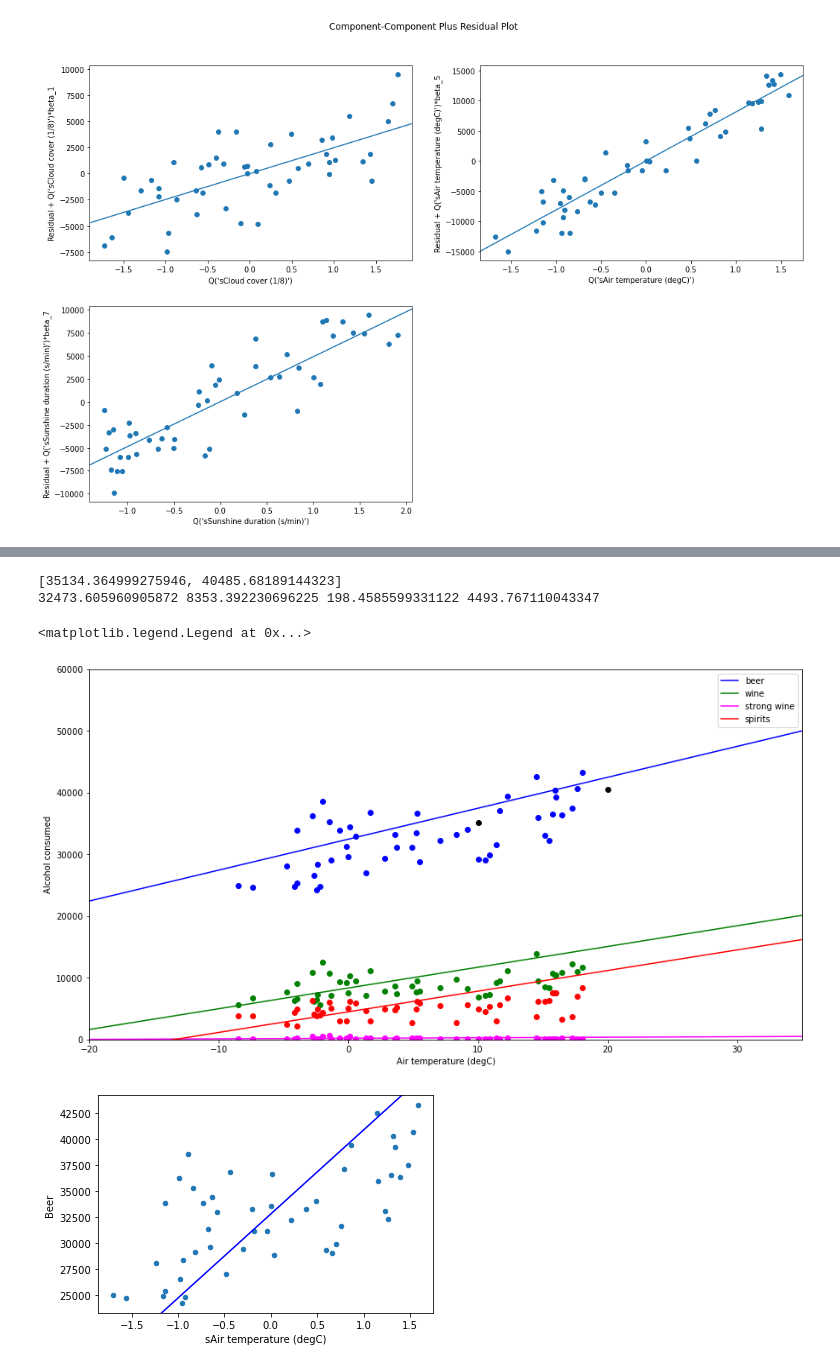
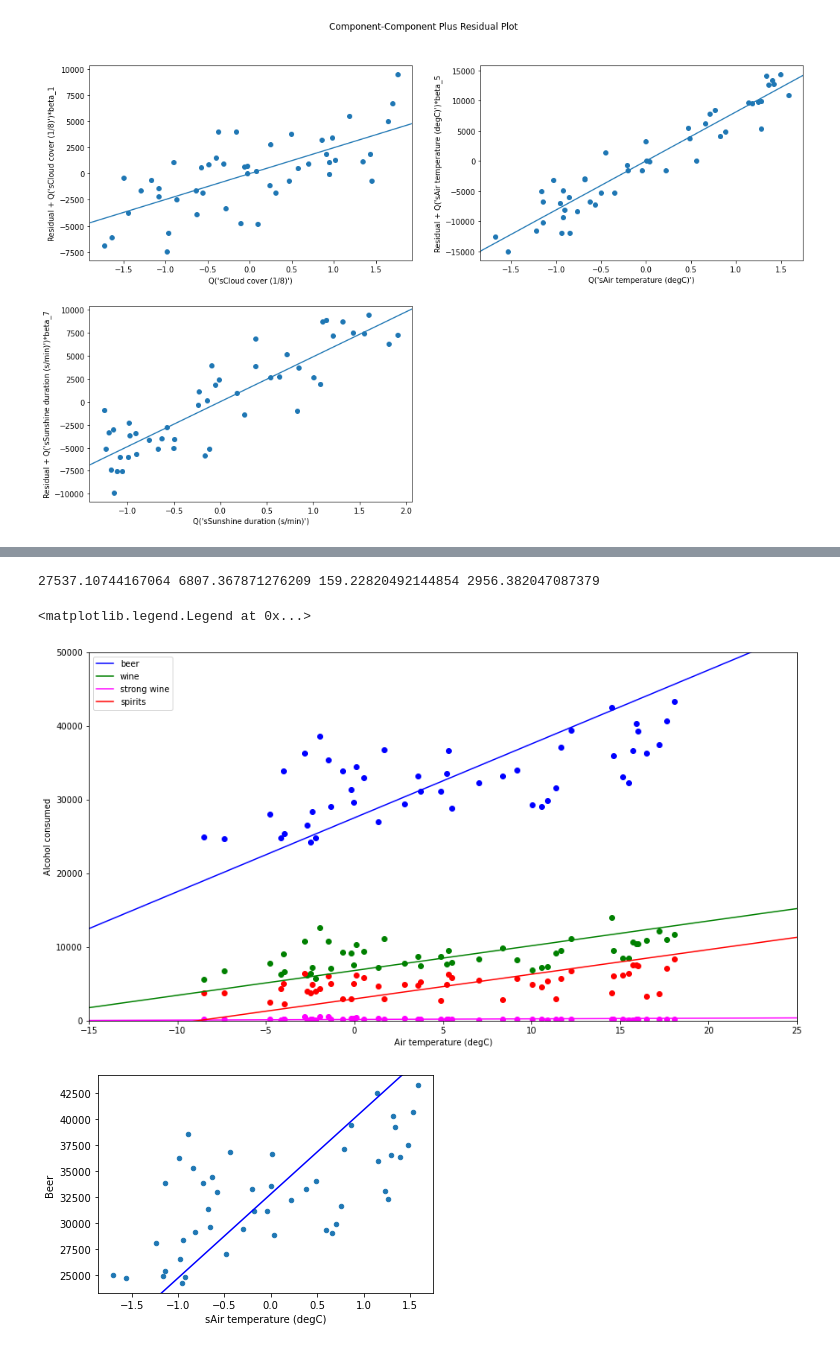
Before and after one commit to DataScience-MiniProjects/IDS-MiniProject, a Jupyter notebook: project-notebook.ipynb, the cells around one changed output, grey strips where cells are left out. Saved outputs shown, nothing was run; the diff lists cells and outputs as text; code cells hidden in the pictures.

```diff
--- a/project-notebook.ipynb
+++ b/project-notebook.ipynb
@@ -709,11 +700,11 @@ spirits_slope = spirits_p["Q('sAir temperature (degC)')"] / distribution_total.i
 total_slope = total_p["Q('sAir temperature (degC)')"] / distribution_total.iloc[4]["std"]
 
 # overallcoef - coef * (mean / std)
-beer_int = beer_p.Intercept - beer_slope * (distribution_total.iloc[4]["mean"] / distribution_total.iloc[4]["std"])
-wine_int = wine_p.Intercept - wine_slope * (distribution_total.iloc[4]["mean"] / distribution_total.iloc[4]["std"])
-s_wine_int = s_wine_p.Intercept - s_wine_slope * (distribution_total.iloc[4]["mean"] / distribution_total.iloc[4]["std"])
-spirits_int = spirits_p.Intercept - spirits_slope * (distribution_total.iloc[4]["mean"] / distribution_total.iloc[4]["std"])
-total_int = total_p.Intercept - total_slope * (distribution_total.iloc[4]["mean"] / distribution_total.iloc[4]["std"])
+beer_int = beer_p.Intercept - beer_slope * distribution_total.iloc[4]["mean"]
+wine_int = wine_p.Intercept - wine_slope * distribution_total.iloc[4]["mean"]
+s_wine_int = s_wine_p.Intercept - s_wine_slope * distribution_total.iloc[4]["mean"]
+spirits_int = spirits_p.Intercept - spirits_slope * distribution_total.iloc[4]["mean"]
+total_int = total_p.Intercept - total_slope * distribution_total.iloc[4]["mean"]
 
 plt.figure(figsize=(15,8))
 """ X, y = process_data_for_lr("Total", False)
@@ -726,48 +717,47 @@ plt.ylim([0, 65000]) """
 X, y = process_data_for_lr("Beer", False)
 data = pd.concat([y, X["sAir temperature (degC)"]], axis=1)
 plt.scatter(denormalize(data["sAir temperature (degC)"], True, "Air temperature (degC)"), data["Beer"], color="blue")
-plt.xlim([-20, 35])
-plt.ylim([0, 60000])
+plt.xlim([-15, 25])
+plt.ylim([0, 50000])
 plt.xlabel("Air temperature (degC)")
 plt.ylabel("Alcohol consumed")
 
 X, y = process_data_for_lr("Wine", False)
 data = pd.concat([y, X["sAir temperature (degC)"]], axis=1)
 plt.scatter(denormalize(data["sAir temperature (degC)"], True, "Air temperature (degC)"), data["Wine"], color="green")
-plt.xlim([-20, 35])
-plt.ylim([0, 60000])
+plt.xlim([-15, 25])
+plt.ylim([0, 50000])
 
 X, y = process_data_for_lr("Strong Wine", False)
 data = pd.concat([y, X["sAir temperature (degC)"]], axis=1)
 plt.scatter(denormalize(data["sAir temperature (degC)"], True, "Air temperature (degC)"), data["Strong Wine"], color="magenta")
-plt.xlim([-20, 35])
-plt.ylim([0, 60000])
+plt.xlim([-15, 25])
+plt.ylim([0, 50000])
 
 X, y = process_data_for_lr("Spirits", False)
 data = pd.concat([y, X["sAir temperature (degC)"]], axis=1)
 plt.scatter(denormalize(data["sAir temperature (degC)"], True, "Air temperature (degC)"), data["Spirits"], color="red")
-plt.xlim([-20, 35])
-plt.ylim([0, 60000])
+plt.xlim([-15, 25])
+plt.ylim([0, 50000])
 
 #plt.scatter(y=[predict_alcohol(alc_type="Beer", temp=10), predict_alcohol(alc_type="Beer", temp=20)], x=[10,20], color="black")
 
 abline_plot(intercept = beer_int, slope = beer_slope,
     ax=plt.gca(), color="blue", label="beer")
 abline_plot(intercept = wine_int, slope = wine_slope,
     ax=plt.gca(), color="green", label="wine")
 abline_plot(intercept = s_wine_int, slope = s_wine_slope,
     ax=plt.gca(), color="magenta", label="strong wine")
 abline_plot(intercept = spirits_int, slope = spirits_slope,
     ax=plt.gca(), color="red", label="spirits")
 
 print(beer_int, wine_int, s_wine_int, spirits_int)
 
 plt.legend()
 # %% [output]
-[35134.364999275946, 40485.68189144323]
-32473.605960905872 8353.392230696225 198.4585599331122 4493.767110043347
+27537.10744167064 6807.367871276209 159.22820492144854 2956.382047087379
 <matplotlib.legend.Legend at 0x...>
-[figure, old version]
+[figure, new version]
 # %%
 beer = linear_regression("Beer", False)
 beer_p = beer[1]
```
Also changed, not shown: parts of 9 cells of this notebook.
